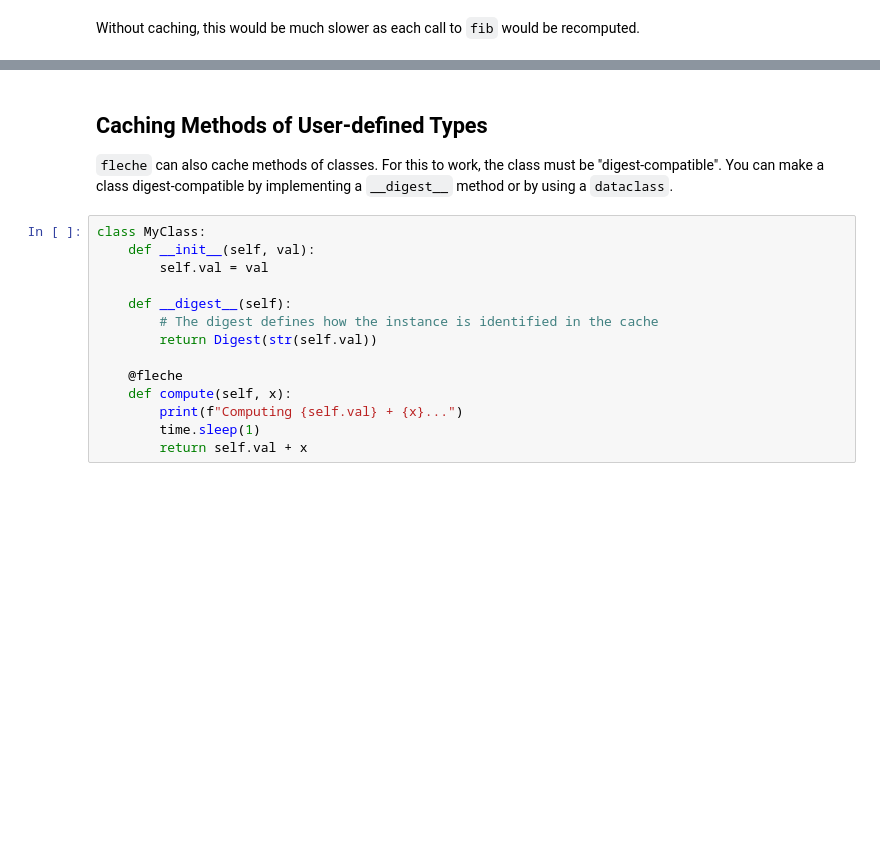
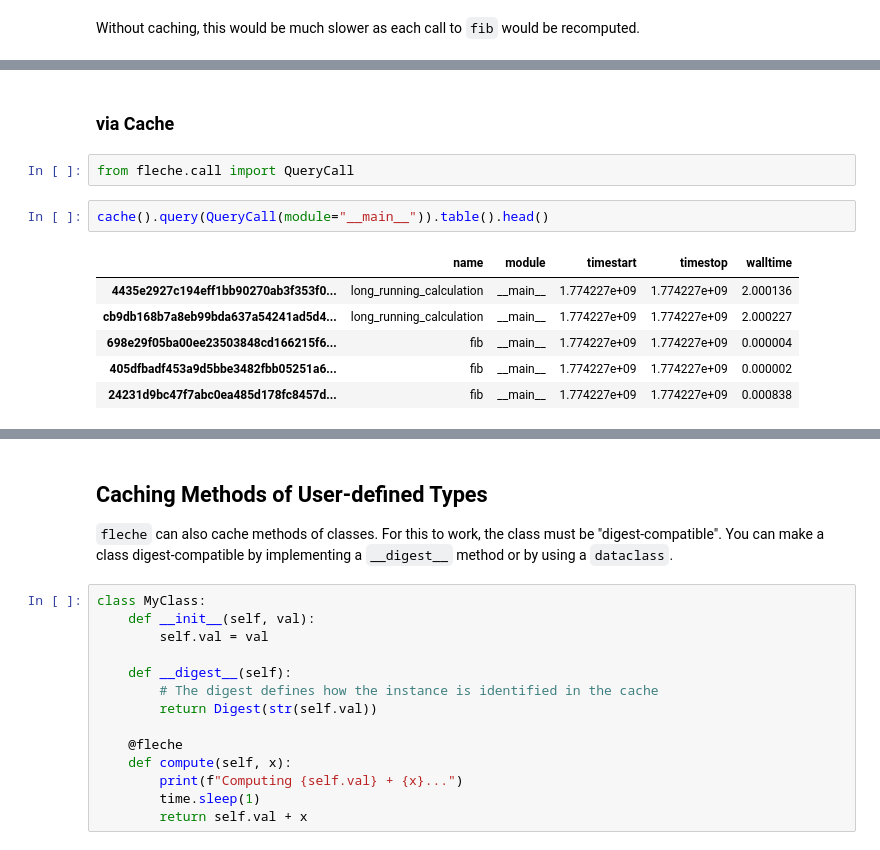
Before and after one commit to pmrv/fleche, a Jupyter notebook: notebooks/GettingStarted.ipynb, the cells around one changed output, grey strips where cells are left out. Saved outputs shown, nothing was run; the diff lists cells and outputs as text; blank space fills up the shorter version.

```diff
--- a/notebooks/GettingStarted.ipynb
+++ b/notebooks/GettingStarted.ipynb
@@ -54,0 +128,13 @@ Without caching, this would be much slower as each call to `fib` would be recomp
+# %% [markdown]
+### via Cache
+# %%
+from fleche.call import QueryCall
+# %%
+cache().query(QueryCall(module="__main__")).table().head()
+# %% [output]
+|  | name | module | timestart | timestop | walltime |
+| 4435e2927c194eff1bb90270ab3f353f0... | long_running_calculation | __main__ | 1.774227e+09 | 1.774227e+09 | 2.000136 |
+| cb9db168b7a8eb99bda637a54241ad5d4... | long_running_calculation | __main__ | 1.774227e+09 | 1.774227e+09 | 2.000227 |
+| 698e29f05ba00ee23503848cd166215f6... | fib | __main__ | 1.774227e+09 | 1.774227e+09 | 0.000004 |
+| 405dfbadf453a9d5bbe3482fbb05251a6... | fib | __main__ | 1.774227e+09 | 1.774227e+09 | 0.000002 |
+| 24231d9bc47f7abc0ea485d178fc8457d... | fib | __main__ | 1.774227e+09 | 1.774227e+09 | 0.000838 |
```
Also changed, not shown: parts of 24 cells of this notebook.
